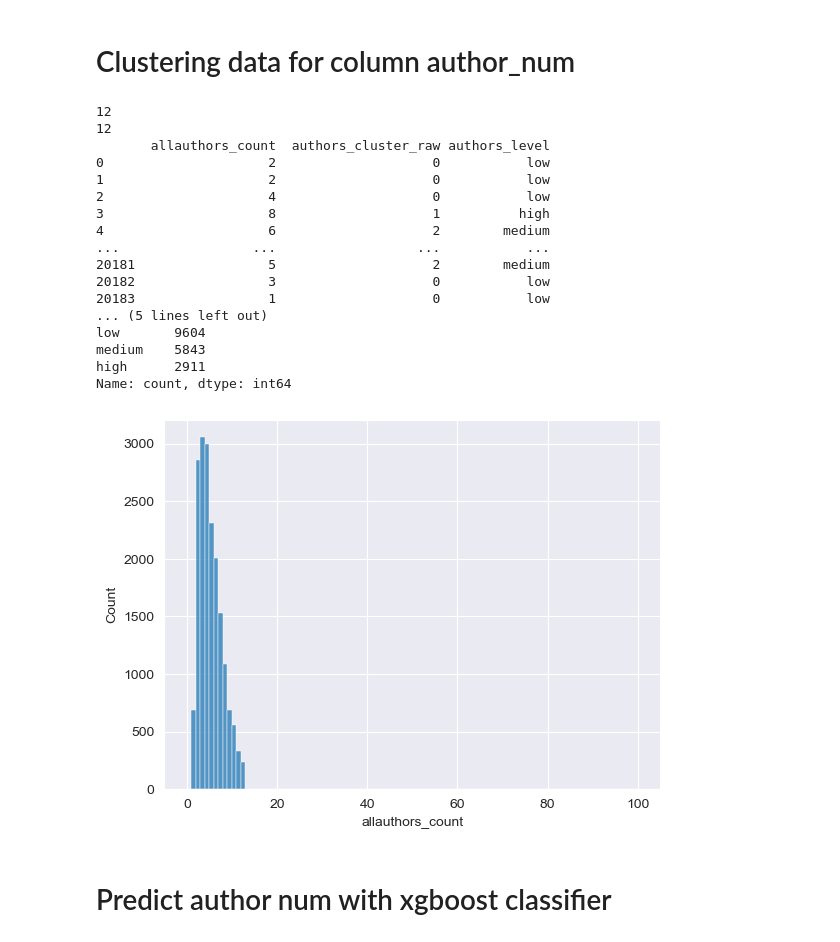
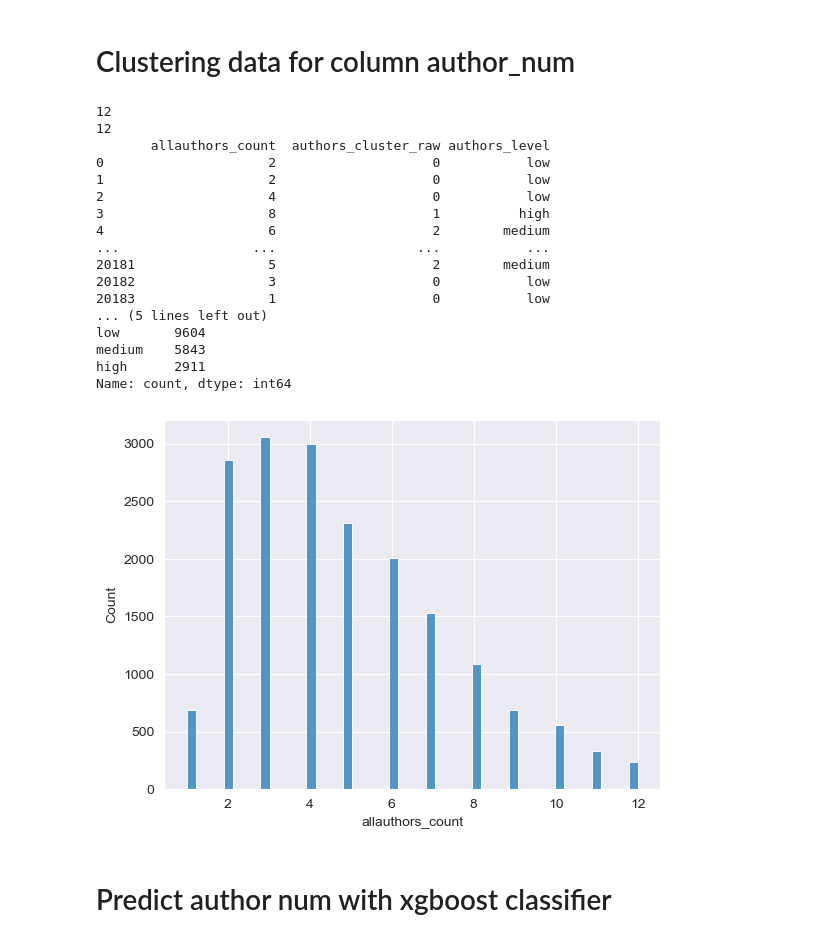
Before and after one commit to Wittapatch/DataSci_Final_Project, a Jupyter notebook: test3.ipynb, the cells around one changed output. Saved outputs shown, nothing was run; the diff lists cells and outputs as text; code cells hidden in the pictures.

Commit message:
improve histogram

```diff
--- a/test3.ipynb
+++ b/test3.ipynb
@@ -486,7 +486,7 @@ X_auth = df_clean[["allauthors_count"]].values    # shape (n_samples, 1)
 
 print(X_auth.max())
 
-sns.histplot(df_clean[["allauthors_count"]],x="allauthors_count",stat="count",bins=100,binwidth=1,binrange=(0,100))
+sns.histplot(df_clean[["allauthors_count"]],x="allauthors_count",stat="count")
 
 kmeans = KMeans(n_clusters=3, random_state=42, n_init=10)
 df_clean["authors_cluster_raw"] = kmeans.fit_predict(X_auth)   # values like 0,1,2
@@ -497,34 +497,34 @@ order   = np.argsort(centers)                           # index of small → lar
 
 cluster_id_to_label = {
     order[0]: "low",
     order[1]: "medium",
     order[2]: "high"
 }
 
 df_clean["authors_level"] = df_clean["authors_cluster_raw"].map(cluster_id_to_label)
 
 print(df_clean["allauthors_count"].max())
 print(df_clean[["allauthors_count", "authors_cluster_raw", "authors_level"]])
 print(df_clean["authors_level"].value_counts())
 # %% [output]
 12
 12
        allauthors_count  authors_cluster_raw authors_level
 0                     2                    0           low
 1                     2                    0           low
 2                     4                    0           low
 3                     8                    1          high
 4                     6                    2        medium
 ...                 ...                  ...           ...
 20181                 5                    2        medium
 20182                 3                    0           low
 20183                 1                    0           low
 ... (5 lines left out)
 low       9604
 medium    5843
 high      2911
 Name: count, dtype: int64
-[figure, old version]
+[figure, new version]
 # %% [markdown]
 # Predict author num with xgboost classifier
 # %%
```
